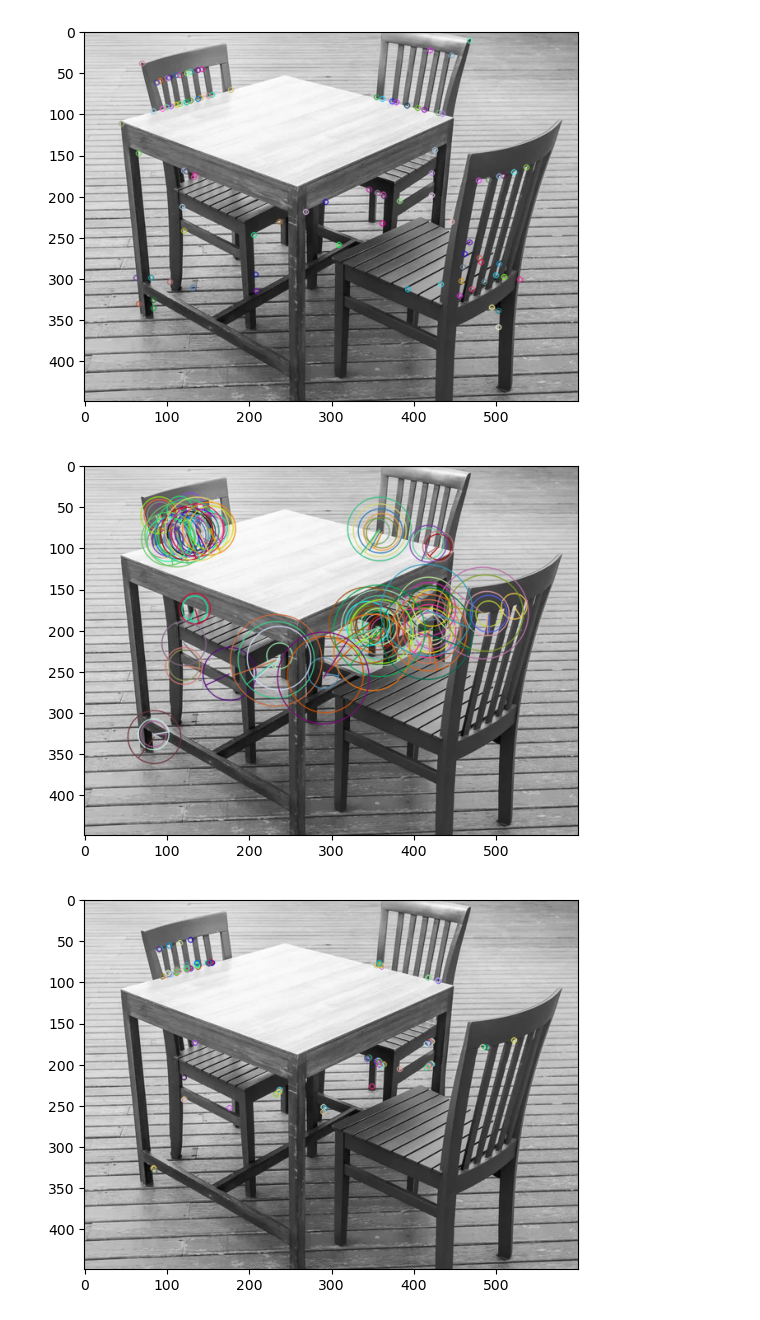
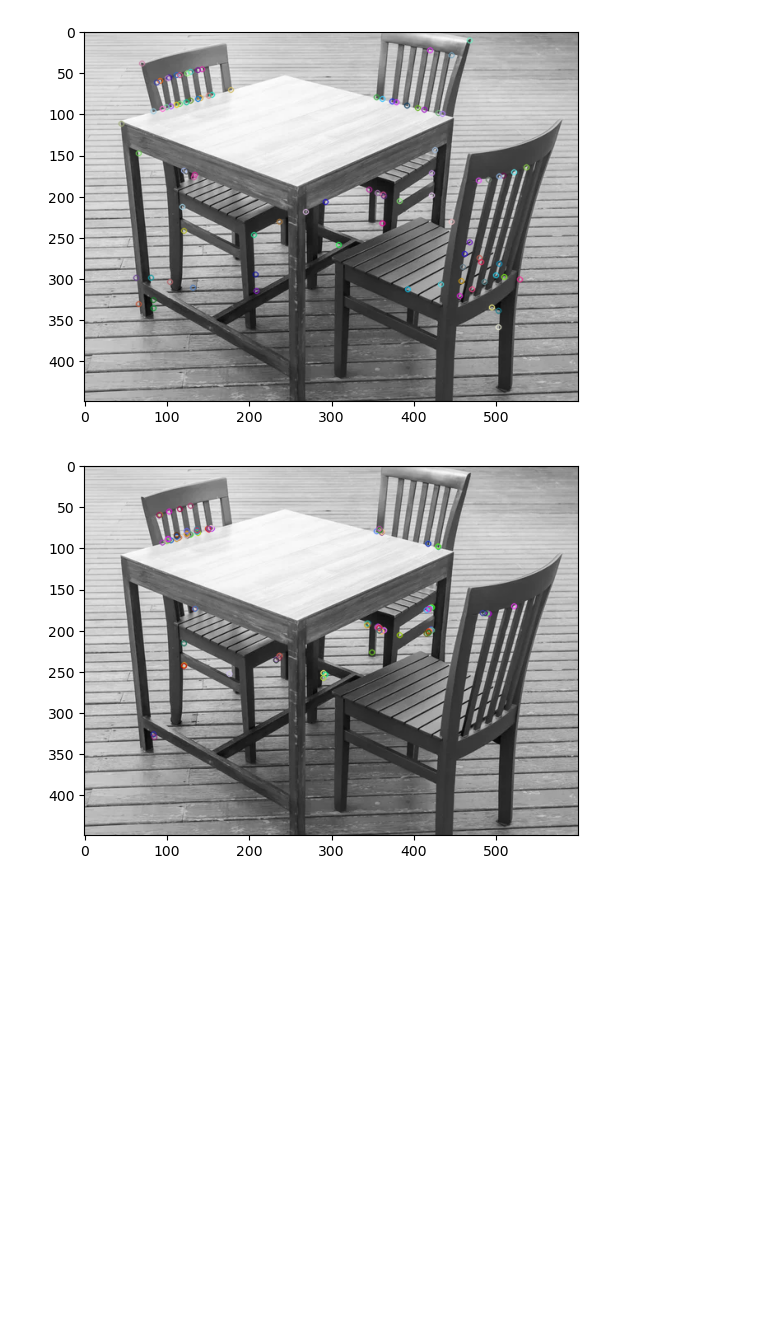
Before and after one commit to Suraj520/cv-nlp-basics-to-advanced, a Jupyter notebook: 02_CV/19-image-keypoints-descriptors/notebook.ipynb, the cells around one changed output. Drawn from its saved outputs; the diff is of its cells as text; code cells hidden in the pictures; blank space fills up the shorter version.

Commit message:
Image registration alongwith keypoints, detectors and descriptors using OpenCV

```diff
--- a/02_CV/19-image-keypoints-descriptors/notebook.ipynb
+++ b/02_CV/19-image-keypoints-descriptors/notebook.ipynb
@@ -82,14 +92,9 @@ plt.show()
 # %%
 # ORB Detector (Oriented FAST and Rotated BRIEF )
 orb = cv2.ORB_create(100)
 keypoints,descriptors = orb.detectAndCompute(img,None) #alternatively use detect
-detected_kp_descriptors = cv2.drawKeypoints(img,keypoints,None,flags=cv2.DRAW_MATCHES_FLAGS_DRAW_RICH_KEYPOINTS)
 detected_kp = cv2.drawKeypoints(img,keypoints,None,flags=None)
-plt.imshow(detected_kp_descriptors)
-plt.show()
 plt.imshow(detected_kp)
 plt.show()
-#angle shows the direction of keypoints
 # %% [output]
-[figure, old version]
+[figure, new version]
-[figure, removed]
```
Also changed, not shown: parts of 15 cells of this notebook, 1 other file.
